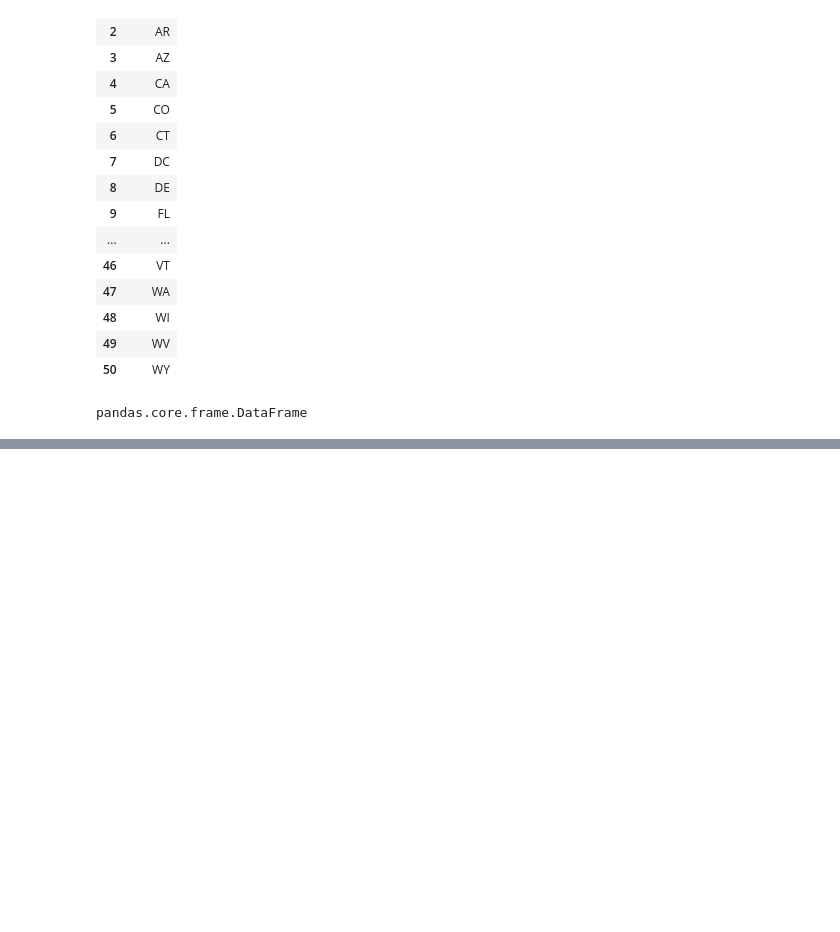
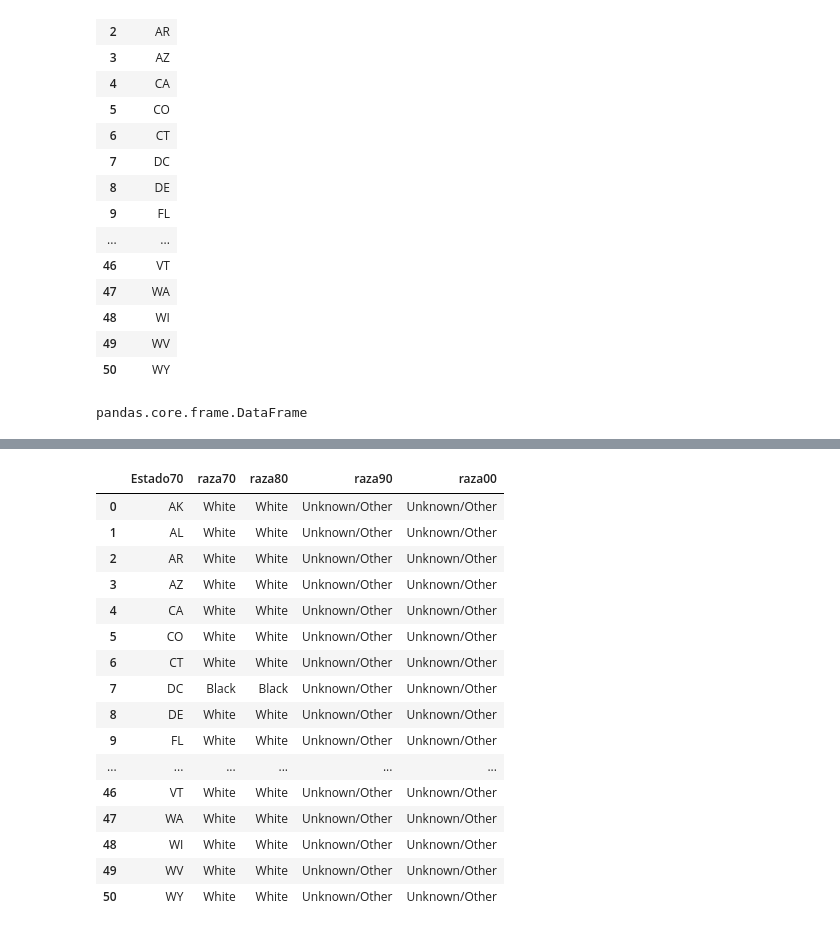
Before and after one commit to ricardocarreras/Bootcamp_DataScience_student, a Jupyter notebook: week16/labs/01_bigquery.ipynb, the cells around one changed output, grey strips where cells are left out. Cells and saved outputs as stored; diff of their text form; code cells hidden in the pictures; blank space fills up the shorter version.

```diff
--- a/week16/labs/01_bigquery.ipynb
+++ b/week16/labs/01_bigquery.ipynb
@@ -52,0 +235,23 @@ pandas.core.frame.DataFrame
+# %%
+# Lanzamos el job
+query_job = client.query(q_r70)
+df_r70 = query_job.to_dataframe()
+df_r70
+# %% [output]
+|  | Estado70 | raza70 | raza80 | raza90 | raza00 |
+| 0 | AK | White | White | Unknown/Other | Unknown/Other |
+| 1 | AL | White | White | Unknown/Other | Unknown/Other |
+| 2 | AR | White | White | Unknown/Other | Unknown/Other |
+| 3 | AZ | White | White | Unknown/Other | Unknown/Other |
+| 4 | CA | White | White | Unknown/Other | Unknown/Other |
+| 5 | CO | White | White | Unknown/Other | Unknown/Other |
+| 6 | CT | White | White | Unknown/Other | Unknown/Other |
+| 7 | DC | Black | Black | Unknown/Other | Unknown/Other |
+| 8 | DE | White | White | Unknown/Other | Unknown/Other |
+| 9 | FL | White | White | Unknown/Other | Unknown/Other |
+| ... | ... | ... | ... | ... | ... |
+| 46 | VT | White | White | Unknown/Other | Unknown/Other |
+| 47 | WA | White | White | Unknown/Other | Unknown/Other |
+| 48 | WI | White | White | Unknown/Other | Unknown/Other |
+| 49 | WV | White | White | Unknown/Other | Unknown/Other |
+| 50 | WY | White | White | Unknown/Other | Unknown/Other |
```
Also changed, not shown: parts of 6 cells of this notebook.
